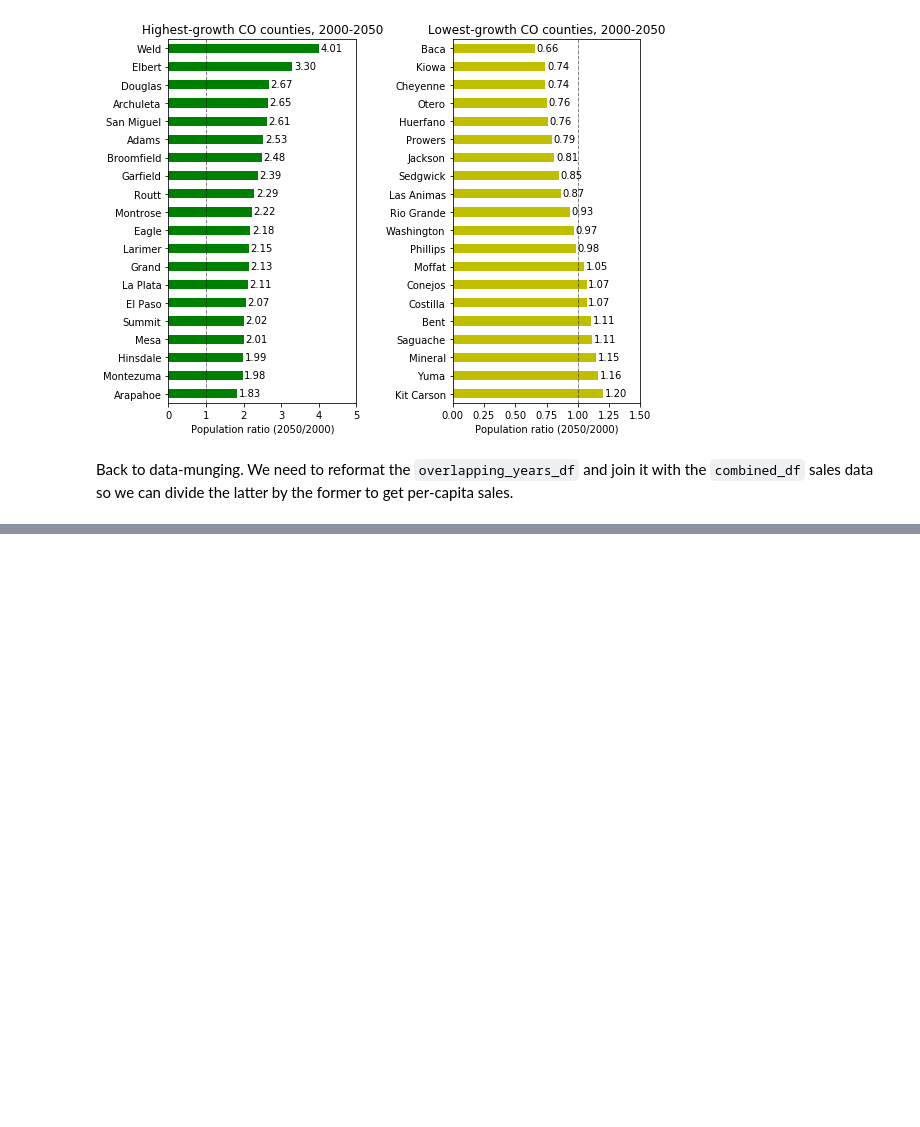
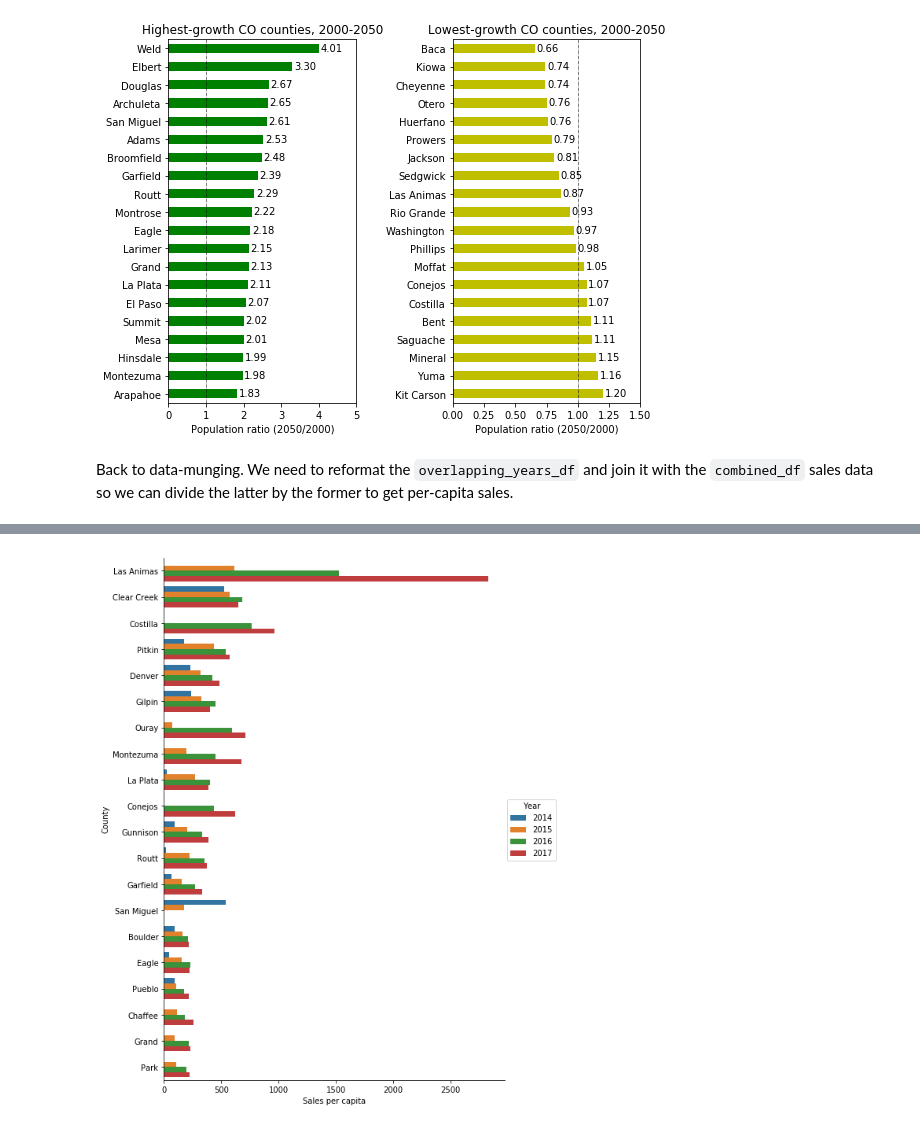
Before and after one commit to brianckeegan/cannabis_data, a Jupyter notebook: CO_Marijuana_Sales_Data.ipynb, the cells around one changed output, grey strips where cells are left out. Drawn from its saved outputs; the diff is of its cells as text; code cells hidden in the pictures; blank space fills up the shorter version.

```diff
--- a/CO_Marijuana_Sales_Data.ipynb
+++ b/CO_Marijuana_Sales_Data.ipynb
@@ -504,0 +503,5 @@ plt.savefig('cumulative_marijuana_sales_per_county.png',dpi=300,bbox_inches='tig
+# %%
+population_df = overlapping_years_df.T.stack().reset_index()
+population_df.columns = ['County','Year','Population']
+population_df['Year'] = population_df['Year'].apply(int)
+population_df.head()
@@ -504,0 +549,8 @@ plt.savefig('cumulative_marijuana_sales_per_county.png',dpi=300,bbox_inches='tig
+# %%
+annual_sales_df = retail_sales_df.groupby(['County','Year']).agg({'Sales':np.sum}).reset_index()
+combined_annual_sales_pop_df = pd.merge(annual_sales_df,population_df,
+                                         left_on=['County','Year'],right_on=['County','Year'],
+                                         how='left')
+combined_annual_sales_pop_df['Sales per capita'] = combined_annual_sales_pop_df['Sales']/combined_annual_sales_pop_df['Population']
+combined_annual_sales_pop_df.to_csv('annual_sales_per_capita.csv',encoding='utf8',index=False)
+combined_annual_sales_pop_df.head()
@@ -504,0 +564,6 @@ plt.savefig('cumulative_marijuana_sales_per_county.png',dpi=300,bbox_inches='tig
+# %%
+_df = combined_annual_sales_pop_df[combined_annual_sales_pop_df['County'].isin(top_counties)]
+sb.factorplot(x='Sales per capita',y='County',hue='Year',data=_df,size=10,aspect=.75,kind='bar',order=top_counties)
+plt.savefig('annual_sales_per_capita_by_year.pdf')
+# %% [output]
+[figure, added]
```
Also changed, not shown: parts of 17 cells of this notebook, 4 other files.
